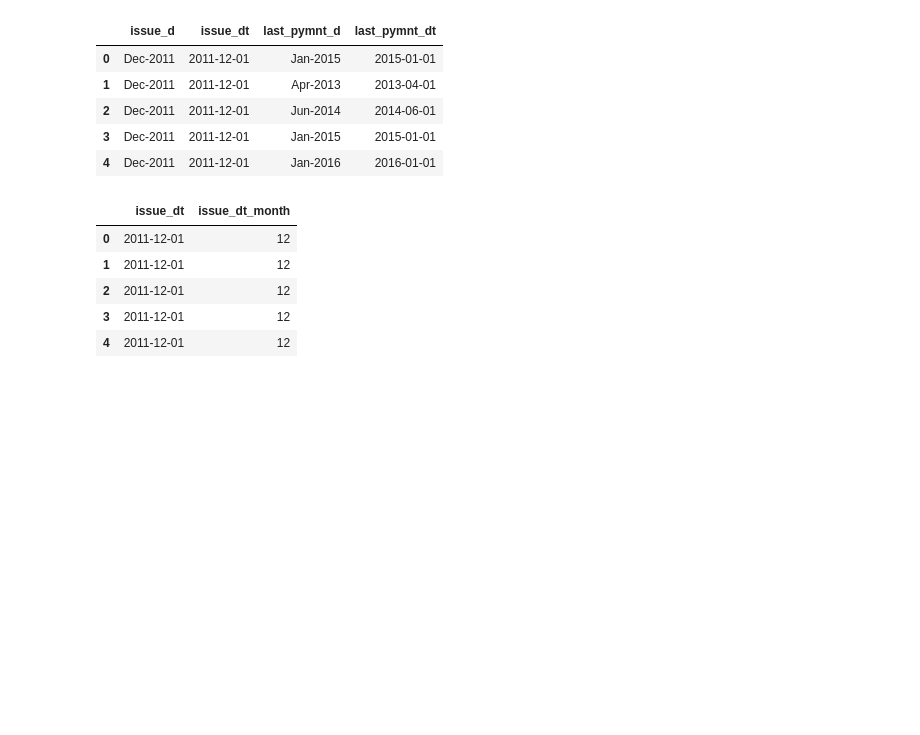
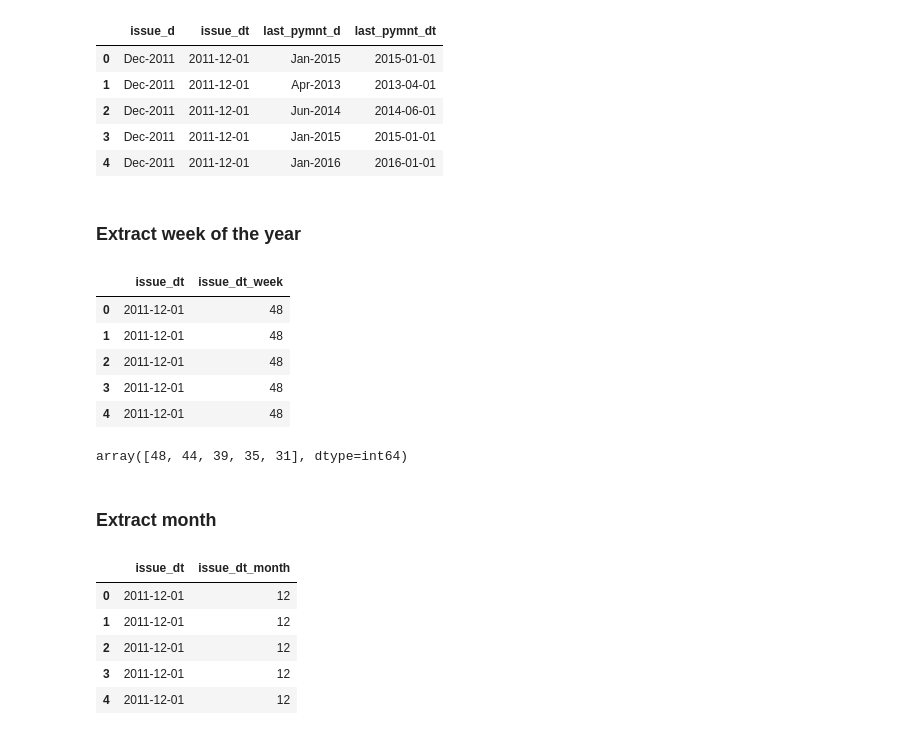
Before and after one commit to solegalli/feature-engineering-for-machine-learning, a Jupyter notebook: Section-12-Engineering-Date-Time/12.01_Engineering_dates.ipynb, the cells around one changed output. Saved outputs shown, nothing was run; the diff lists cells and outputs as text; code cells hidden in the pictures; blank space fills up the shorter version.

```diff
--- a/Section-12-Engineering-Date-Time/11.1_Engineering_dates.ipynb
+++ b/Section-12-Engineering-Date-Time/12.01_Engineering_dates.ipynb
@@ -62,4 +55,25 @@ data[['issue_d','issue_dt','last_pymnt_d', 'last_pymnt_dt']].head()
 | 2 | Dec-2011 | 2011-12-01 | Jun-2014 | 2014-06-01 |
 | 3 | Dec-2011 | 2011-12-01 | Jan-2015 | 2015-01-01 |
 | 4 | Dec-2011 | 2011-12-01 | Jan-2016 | 2016-01-01 |
+# %% [markdown]
+### Extract week of the year
+# %%
+# Extracting week of year from date, varies from 1 to 52
+
+data['issue_dt_week'] = data['issue_dt'].dt.week
+
+data[['issue_dt', 'issue_dt_week']].head()
+# %% [output]
+|  | issue_dt | issue_dt_week |
+| 0 | 2011-12-01 | 48 |
+| 1 | 2011-12-01 | 48 |
+| 2 | 2011-12-01 | 48 |
+| 3 | 2011-12-01 | 48 |
+| 4 | 2011-12-01 | 48 |
+# %%
+data['issue_dt_week'].unique()
+# %% [output]
+array([48, 44, 39, 35, 31], dtype=int64)
+# %% [markdown]
+### Extract month
 # %%
```
Also changed, not shown: parts of 29 cells of this notebook, 27 other files.
